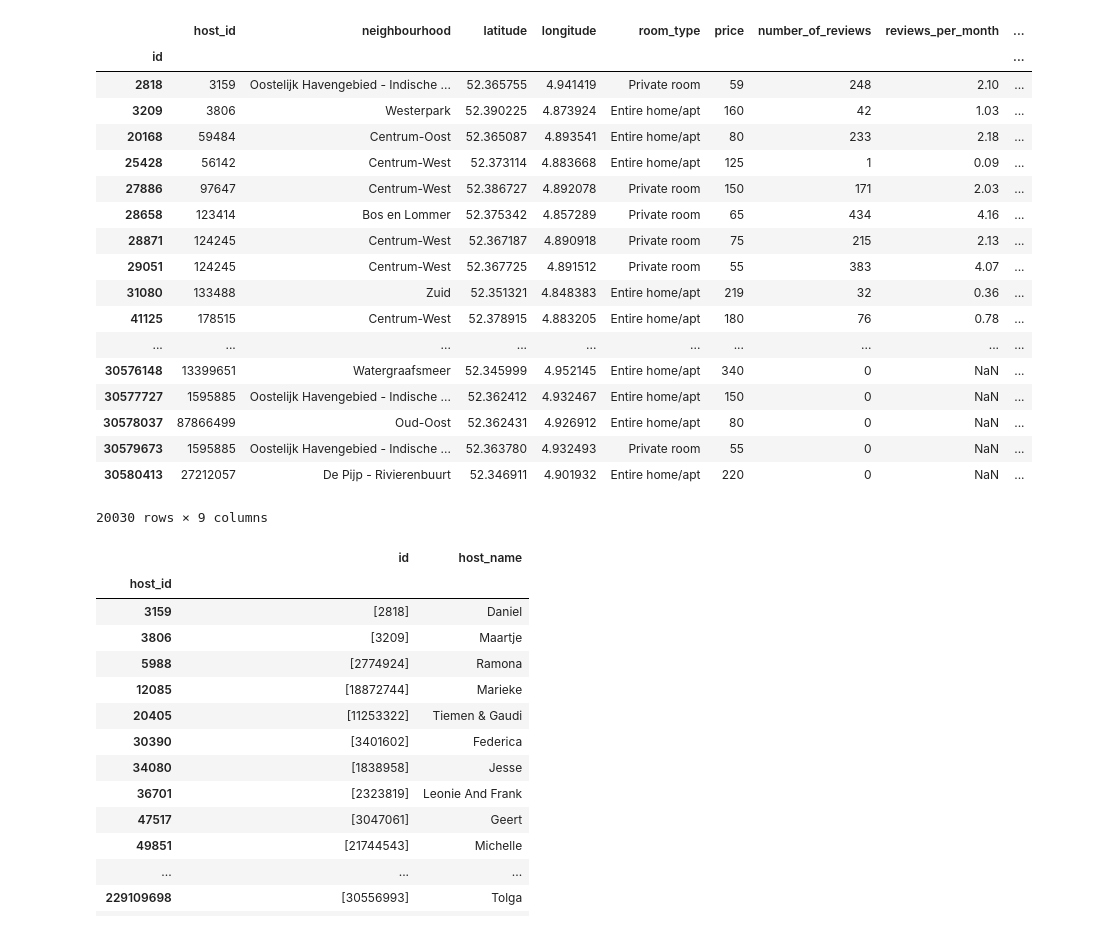
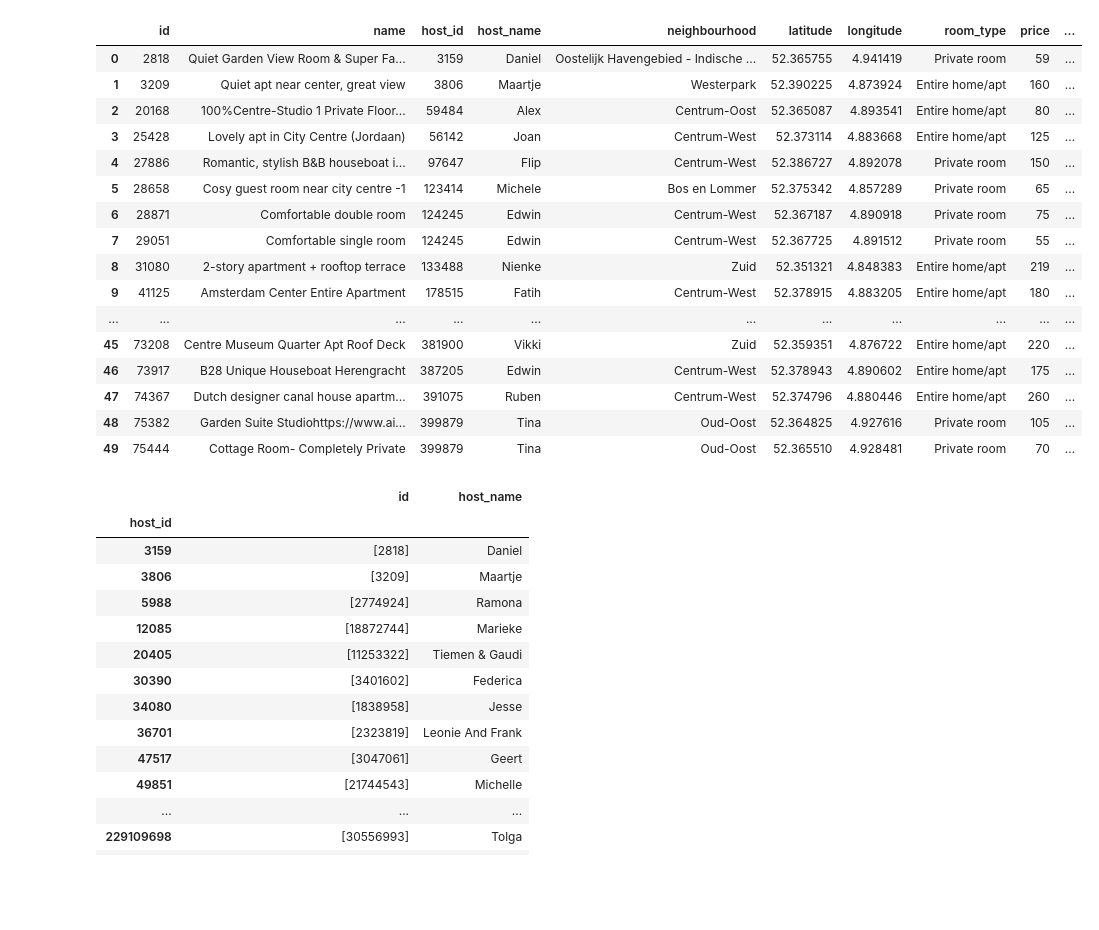
Before and after one commit to JeffreyBosman/DataSystemsProject, a Jupyter notebook: CreatingJsons.ipynb, the cells around one changed output. Cells and saved outputs as stored; diff of their text form; code cells hidden in the pictures; blank space fills up the shorter version.

Commit message:
dashboard update and new listings data export

```diff
--- a/CreatingJsons.ipynb
+++ b/CreatingJsons.ipynb
@@ -8,37 +19,57 @@ listing_col = ['id',
                'latitude',
                'longitude',
                'host_id',
+               'host_name',
+               'calculated_host_listings_count',
                'price',
-               #'name',
+               'name',
                'neighbourhood',
                'room_type',
                'number_of_reviews',
+               'last_review',
                'reviews_per_month',
-               'availability_365',
-               'reviews_per_month']
+               'availability_365']
 
 listing = pd.read_csv("listings.csv", usecols=listing_col)
-listing.set_index('id')
-# %% [output]
-|  | host_id | neighbourhood | latitude | longitude | room_type | price | number_of_reviews | reviews_per_month | ... |
-| id |  |  |  |  |  |  |  |  | ... |
-| 2818 | 3159 | Oostelijk Havengebied - Indische ... | 52.365755 | 4.941419 | Private room | 59 | 248 | 2.10 | ... |
-| 3209 | 3806 | Westerpark | 52.390225 | 4.873924 | Entire home/apt | 160 | 42 | 1.03 | ... |
-| 20168 | 59484 | Centrum-Oost | 52.365087 | 4.893541 | Entire home/apt | 80 | 233 | 2.18 | ... |
-| 25428 | 56142 | Centrum-West | 52.373114 | 4.883668 | Entire home/apt | 125 | 1 | 0.09 | ... |
-| 27886 | 97647 | Centrum-West | 52.386727 | 4.892078 | Private room | 150 | 171 | 2.03 | ... |
-| 28658 | 123414 | Bos en Lommer | 52.375342 | 4.857289 | Private room | 65 | 434 | 4.16 | ... |
-| 28871 | 124245 | Centrum-West | 52.367187 | 4.890918 | Private room | 75 | 215 | 2.13 | ... |
-| 29051 | 124245 | Centrum-West | 52.367725 | 4.891512 | Private room | 55 | 383 | 4.07 | ... |
-| 31080 | 133488 | Zuid | 52.351321 | 4.848383 | Entire home/apt | 219 | 32 | 0.36 | ... |
-| 41125 | 178515 | Centrum-West | 52.378915 | 4.883205 | Entire home/apt | 180 | 76 | 0.78 | ... |
-| ... | ... | ... | ... | ... | ... | ... | ... | ... | ... |
-| 30576148 | 13399651 | Watergraafsmeer | 52.345999 | 4.952145 | Entire home/apt | 340 | 0 | NaN | ... |
-| 30577727 | 1595885 | Oostelijk Havengebied - Indische ... | 52.362412 | 4.932467 | Entire home/apt | 150 | 0 | NaN | ... |
-| 30578037 | 87866499 | Oud-Oost | 52.362431 | 4.926912 | Entire home/apt | 80 | 0 | NaN | ... |
-| 30579673 | 1595885 | Oostelijk Havengebied - Indische ... | 52.363780 | 4.932493 | Private room | 55 | 0 | NaN | ... |
-| 30580413 | 27212057 | De Pijp - Rivierenbuurt | 52.346911 | 4.901932 | Entire home/apt | 220 | 0 | NaN | ... |
-20030 rows × 9 columns
+# %%
+# fix ' and " in name
+listing['name'] = listing.apply(lambda x: re.sub('[\\\'"]', ' ', str(x['name'])), axis=1)
+# %%
+# compute estimated bookings of 2018
+reviews = pd.read_csv("reviews.csv")
+reviews_2018 = reviews[(reviews['date'] >= '2018-01-01') & (reviews['date'] < '2019-01-01')]
+reviews_per_listing = reviews_2018['listing_id'].value_counts()
+# %%
+def get_no_bookings(id):
+    try:
+        return int(round(reviews_per_listing[reviews_per_listing.index == id].values[0]*1*3.9))
+    except:
+        return 0
+
+listing['est_bookings_2018'] = listing.apply(lambda x: get_no_bookings(x['id']), axis=1)
+# %%
+# compute estimated monthly income of 2018
+listing['est_monthly_income_2018'] = listing.apply(lambda x: int(round((x['est_bookings_2018']*x['price'])/12)), axis=1)
+# %%
+listing.head(50)
+# %% [output]
+|  | id | name | host_id | host_name | neighbourhood | latitude | longitude | room_type | price | ... |
+| 0 | 2818 | Quiet Garden View Room & Super Fa... | 3159 | Daniel | Oostelijk Havengebied - Indische ... | 52.365755 | 4.941419 | Private room | 59 | ... |
+| 1 | 3209 | Quiet apt near center, great view | 3806 | Maartje | Westerpark | 52.390225 | 4.873924 | Entire home/apt | 160 | ... |
+| 2 | 20168 | 100%Centre-Studio 1 Private Floor... | 59484 | Alex | Centrum-Oost | 52.365087 | 4.893541 | Entire home/apt | 80 | ... |
+| 3 | 25428 | Lovely apt in City Centre (Jordaan) | 56142 | Joan | Centrum-West | 52.373114 | 4.883668 | Entire home/apt | 125 | ... |
+| 4 | 27886 | Romantic, stylish B&B houseboat i... | 97647 | Flip | Centrum-West | 52.386727 | 4.892078 | Private room | 150 | ... |
+| 5 | 28658 | Cosy guest room near city centre -1 | 123414 | Michele | Bos en Lommer | 52.375342 | 4.857289 | Private room | 65 | ... |
+| 6 | 28871 | Comfortable double room | 124245 | Edwin | Centrum-West | 52.367187 | 4.890918 | Private room | 75 | ... |
+| 7 | 29051 | Comfortable single room | 124245 | Edwin | Centrum-West | 52.367725 | 4.891512 | Private room | 55 | ... |
+| 8 | 31080 | 2-story apartment + rooftop terrace | 133488 | Nienke | Zuid | 52.351321 | 4.848383 | Entire home/apt | 219 | ... |
+| 9 | 41125 | Amsterdam Center Entire Apartment | 178515 | Fatih | Centrum-West | 52.378915 | 4.883205 | Entire home/apt | 180 | ... |
+| ... | ... | ... | ... | ... | ... | ... | ... | ... | ... | ... |
+| 45 | 73208 | Centre Museum Quarter Apt Roof Deck | 381900 | Vikki | Zuid | 52.359351 | 4.876722 | Entire home/apt | 220 | ... |
+| 46 | 73917 | B28 Unique Houseboat Herengracht | 387205 | Edwin | Centrum-West | 52.378943 | 4.890602 | Entire home/apt | 175 | ... |
+| 47 | 74367 | Dutch designer canal house apartm... | 391075 | Ruben | Centrum-West | 52.374796 | 4.880446 | Entire home/apt | 260 | ... |
+| 48 | 75382 | Garden Suite Studiohttps://www.ai... | 399879 | Tina | Oud-Oost | 52.364825 | 4.927616 | Private room | 105 | ... |
+| 49 | 75444 | Cottage Room- Completely Private | 399879 | Tina | Oud-Oost | 52.365510 | 4.928481 | Private room | 70 | ... |
 # %%
 #listing.set_index('id').transpose().to_json('listingsFromCsv.js')
 listingJson = listing.set_index('id').transpose().to_json()
```
Also changed, not shown: parts of 2 cells of this notebook, 18 other files.
